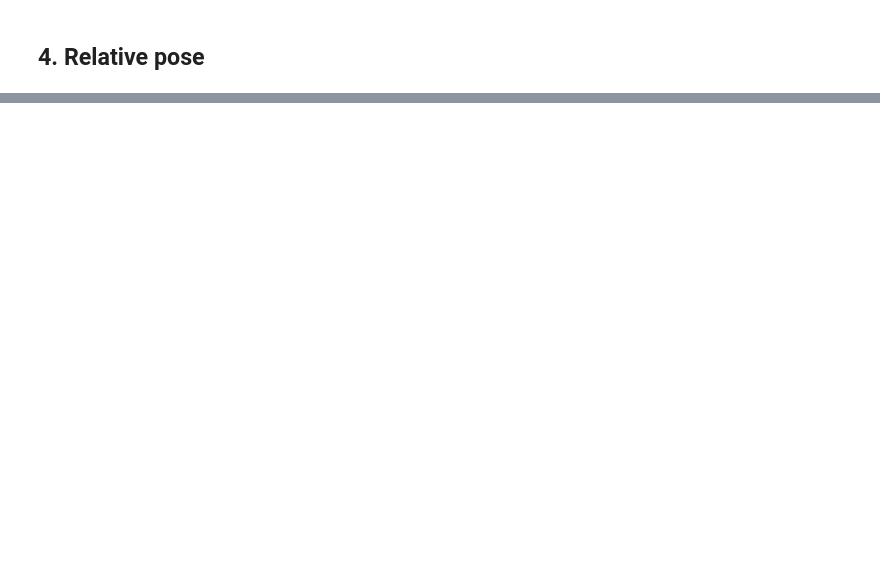
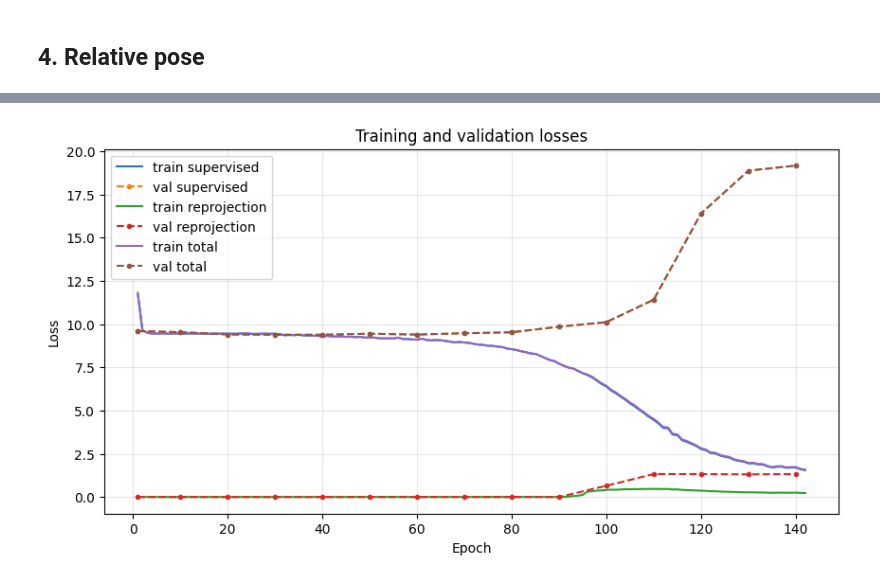
Before and after one commit to jo6815en/pose_from_cylinders, a Jupyter notebook: inference.ipynb, the cells around one changed output, grey strips where cells are left out. Cells and saved outputs as stored; diff of their text form; code cells hidden in the pictures; blank space fills up the shorter version.

```diff
--- a/inference.ipynb
+++ b/inference.ipynb
@@ -124,11 +161,12 @@ print("Pred pose text:", pose_to_text(pred_pose[SAMPLE_IDX].detach().cpu()))
 # %% [markdown]
 ## 1. Input image pair
 # %%
-show_image_pair(
-    img_a[SAMPLE_IDX],
-    img_b[SAMPLE_IDX],
-    title=f"Inference sample {SAMPLE_IDX}",
-)
+if False:
+    show_image_pair(
+        img_a[SAMPLE_IDX],
+        img_b[SAMPLE_IDX],
+        title=f"Inference sample {SAMPLE_IDX}",
+    )
 # %% [markdown]
 ## 2. Vision prediction
 
@@ -189,27 +258,78 @@ If `history.json` exists next to the checkpoint directory, plot the available tr
 # %%
 HISTORY = CHECKPOINT.parent.parent / "history.json"
 
 if HISTORY.exists():
     with open(HISTORY, "r", encoding="utf-8") as f:
         history = json.load(f)
 
     if isinstance(history, list) and history:
-        epochs = [row.get("epoch", i + 1) for i, row in enumerate(history)]
-        keys = [k for k in history[0].keys() if k != "epoch"]
+        def plot_curve(group, key, *args, **kwargs):
+            points = [(row.get("epoch", i + 1), row[group][key]) for i, row in enumerate(history) if key in row.get(group, {})]
+            if points:
+                x, y = zip(*points)
+                plt.plot(x, y, *args, **kwargs)
 
-        fig, ax = plt.subplots(figsize=(10, 5))
-        for key in keys:
-            values = [row.get(key, np.nan) for row in history]
-            if any(v is not None for v in values):
-                ax.plot(epochs, values, label=key)
-        ax.set_xlabel("Epoch")
-        ax.set_ylabel("Value")
-        ax.set_title("Training history")
-        ax.grid(True, alpha=0.3)
-        ax.legend()
-        plt.tight_layout()
+        plt.figure(figsize=(10, 5))
+        for key in ["supervised", "reprojection", "total"]:
+            plot_curve("train", key, label=f"train {key}")
+            if any(key in row.get("val", {}) for row in history):
+                plot_curve("val", key, ".--", label=f"val {key}")
+        plt.xlabel("Epoch")
+        plt.ylabel("Loss")
+        plt.title("Training and validation losses")
+        plt.legend()
+        plt.grid(True, alpha=0.3)
         plt.show()
+
+        # Plot pose errors when they are available in the training history.
+        pose_metric_specs = [
+            ("translation_error", "Translation error", "Distance"),
+            ("yaw_error_deg", "Yaw error", "Degrees"),
+        ]
+        available_pose_metrics = [
+            spec
+            for spec in pose_metric_specs
+            if any(
+                spec[0] in row.get("train", {})
+                or spec[0] in row.get("val", {})
+                for row in history
+            )
+        ]
+
+        if available_pose_metrics:
+            fig_pose, pose_axes = plt.subplots(
+                len(available_pose_metrics),
+                1,
+                figsize=(10, 4 * len(available_pose_metrics)),
+                squeeze=False,
+            )
+            for ax, (key, title, ylabel) in zip(pose_axes[:, 0], available_pose_metrics):
+                plt.sca(ax)
+                plot_curve("train", key, label=f"train {title.lower()}")
+                if any(key in row.get("val", {}) for row in history):
+                    plot_curve("val", key, ".--", label=f"val {title.lower()}")
+                ax.set_xlabel("Epoch")
+                ax.set_ylabel(ylabel)
+                ax.set_title(title)
+                ax.legend()
+                ax.grid(True, alpha=0.3)
+            fig_pose.tight_layout()
+            plt.show()
+
+        for key, title in [("radius_consistency", "Radius consistency loss"), ("reprojection", "Reprojection loss")]:
+            plt.figure(figsize=(10, 5))
+            plot_curve("train", key, label=f"train {key}")
+            if any(key in row.get("val", {}) for row in history):
+                plot_curve("val", key, ".--", label=f"val {key}")
+            plt.xlabel("Epoch")
+            plt.ylabel("Loss")
+            plt.title(title)
+            plt.legend()
+            plt.grid(True, alpha=0.3)
+            plt.show()
     else:
         print("History file is empty or has an unexpected format:", HISTORY)
 else:
     print("No history.json found at:", HISTORY)
+# %% [output]
+[figure, added]
```
Also changed, not shown: parts of 12 cells of this notebook, 2 other files.
